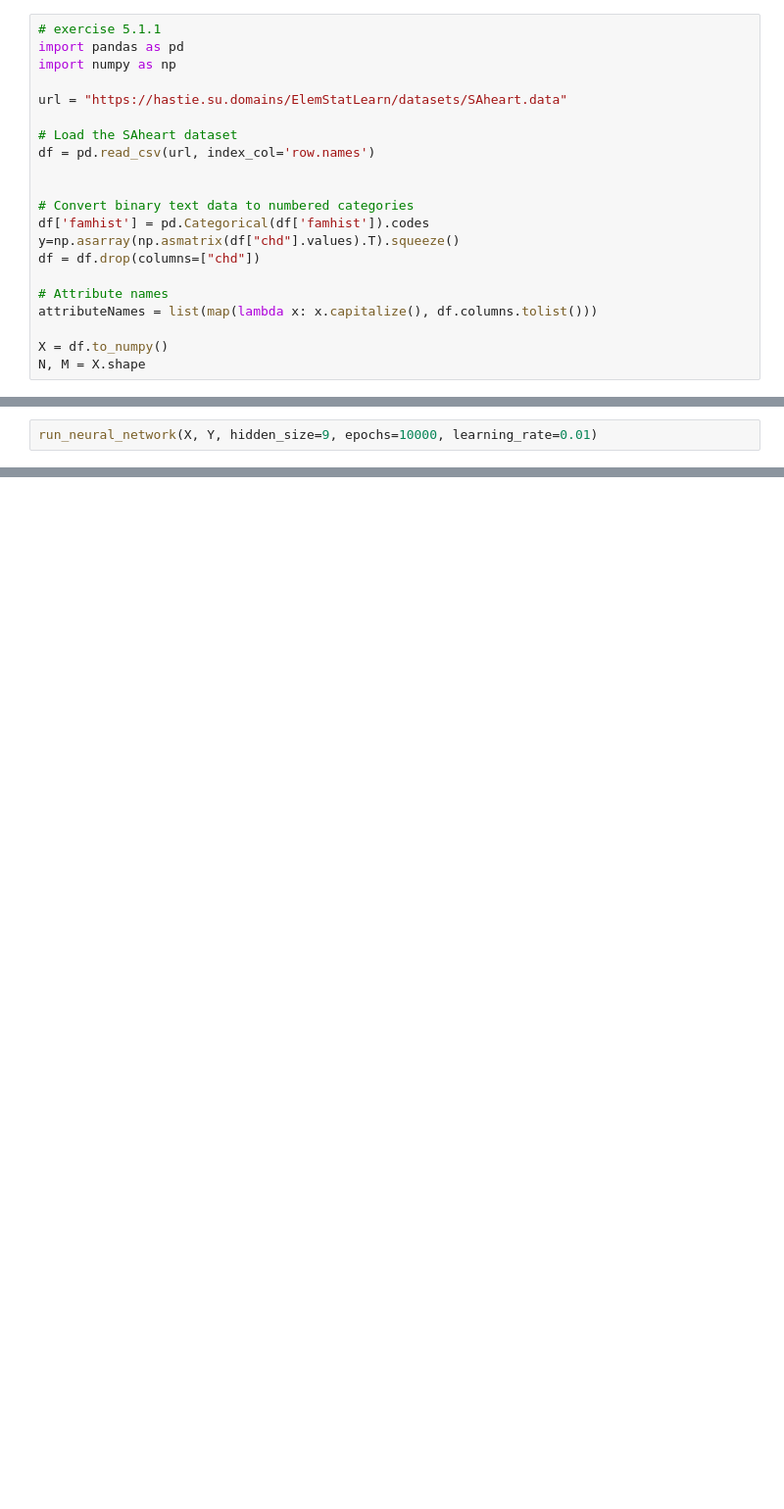
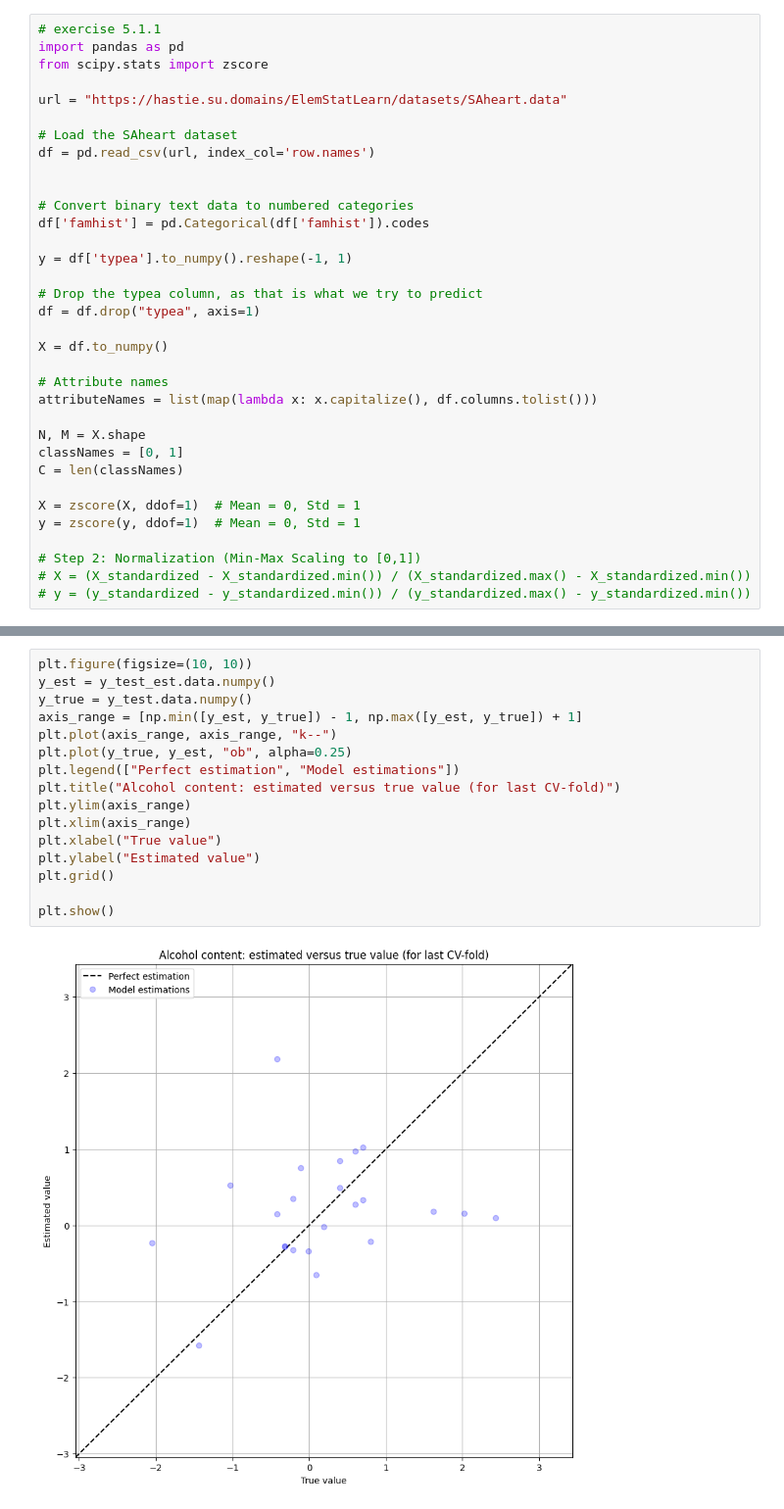
Before and after one commit to KostyalBalint/Intro-to-MI-Project_1, a Jupyter notebook: ANN.ipynb, the cells around one changed output, grey strips where cells are left out. Shown at 98% size. Drawn from its saved outputs; the diff is of its cells as text; blank space fills up the shorter version.

```diff
--- a/ANN.ipynb
+++ b/ANN.ipynb
@@ -1,7 +18,7 @@
 # %%
 # exercise 5.1.1
 import pandas as pd
-import numpy as np
+from scipy.stats import zscore
 
 url = "https://hastie.su.domains/ElemStatLearn/datasets/SAheart.data"
 
@@ -11,11 +28,24 @@ df = pd.read_csv(url, index_col='row.names')
 
 # Convert binary text data to numbered categories
 df['famhist'] = pd.Categorical(df['famhist']).codes
-y=np.asarray(np.asmatrix(df["chd"].values).T).squeeze()
-df = df.drop(columns=["chd"])
+
+y = df['typea'].to_numpy().reshape(-1, 1)
+
+# Drop the typea column, as that is what we try to predict
+df = df.drop("typea", axis=1)
+
+X = df.to_numpy()
 
 # Attribute names
 attributeNames = list(map(lambda x: x.capitalize(), df.columns.tolist()))
 
-X = df.to_numpy()
 N, M = X.shape
+classNames = [0, 1]
+C = len(classNames)
+
+X = zscore(X, ddof=1)  # Mean = 0, Std = 1
+y = zscore(y, ddof=1)  # Mean = 0, Std = 1
+
+# Step 2: Normalization (Min-Max Scaling to [0,1])
+# X = (X_standardized - X_standardized.min()) / (X_standardized.max() - X_standardized.min())
+# y = (y_standardized - y_standardized.min()) / (y_standardized.max() - y_standardized.min())
@@ -309,2 +51,0 @@ def run_neural_network(X_df, Y_array, hidden_size=9, epochs=10000, learning_rate
-# %%
-run_neural_network(X, Y, hidden_size=9, epochs=10000, learning_rate=0.01)
@@ -315,0 +408,18 @@ trained_parameters = train_neural_network(X_transposed, Y_reshaped, input_size=9
+# %%
+plt.figure(figsize=(10, 10))
+y_est = y_test_est.data.numpy()
+y_true = y_test.data.numpy()
+axis_range = [np.min([y_est, y_true]) - 1, np.max([y_est, y_true]) + 1]
+plt.plot(axis_range, axis_range, "k--")
+plt.plot(y_true, y_est, "ob", alpha=0.25)
+plt.legend(["Perfect estimation", "Model estimations"])
+plt.title("Alcohol content: estimated versus true value (for last CV-fold)")
+plt.ylim(axis_range)
+plt.xlim(axis_range)
+plt.xlabel("True value")
+plt.ylabel("Estimated value")
+plt.grid()
+
+plt.show()
+# %% [output]
+[figure, added]
```
Also changed, not shown: parts of 17 cells of this notebook, 4 other files.
